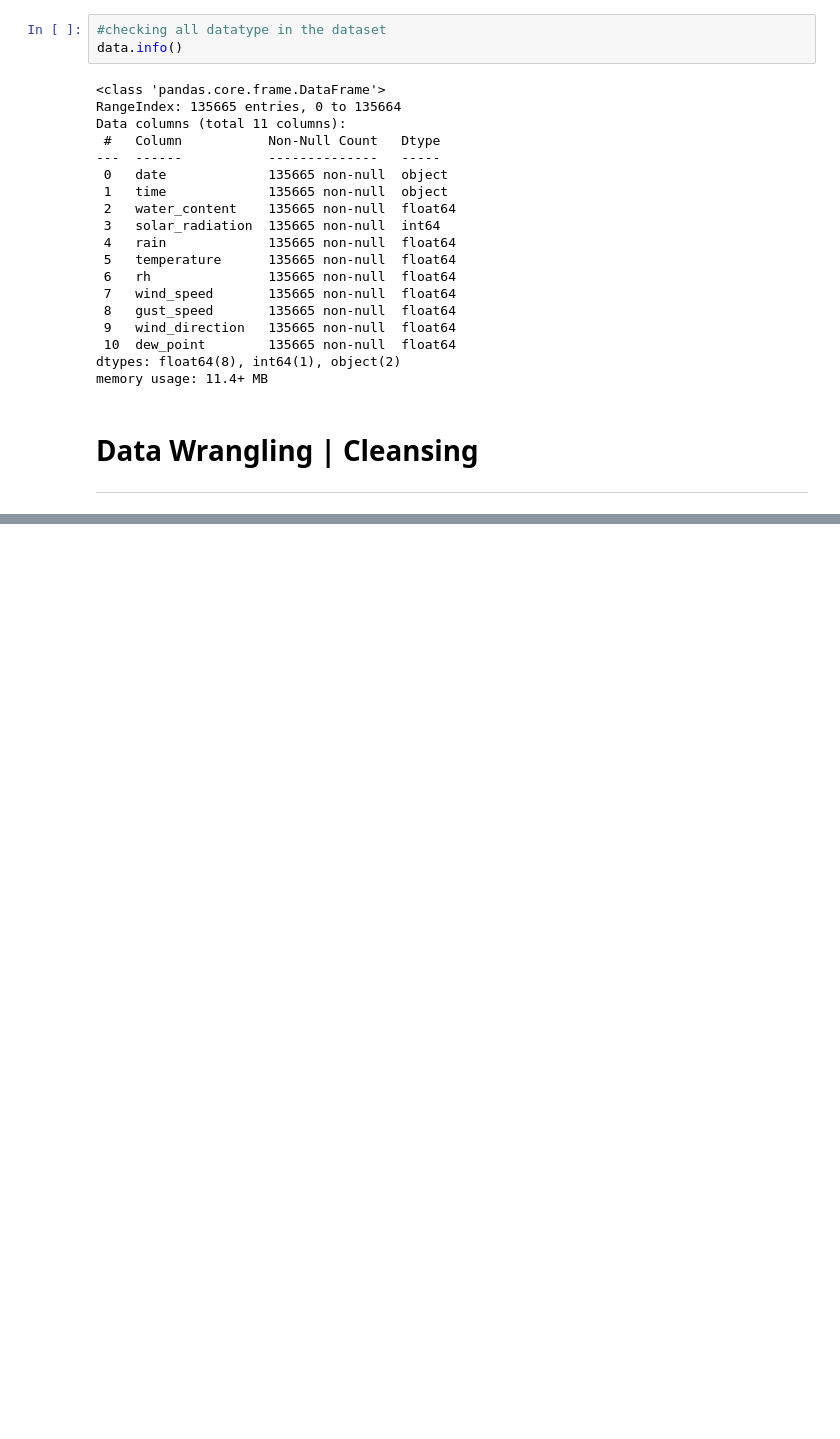
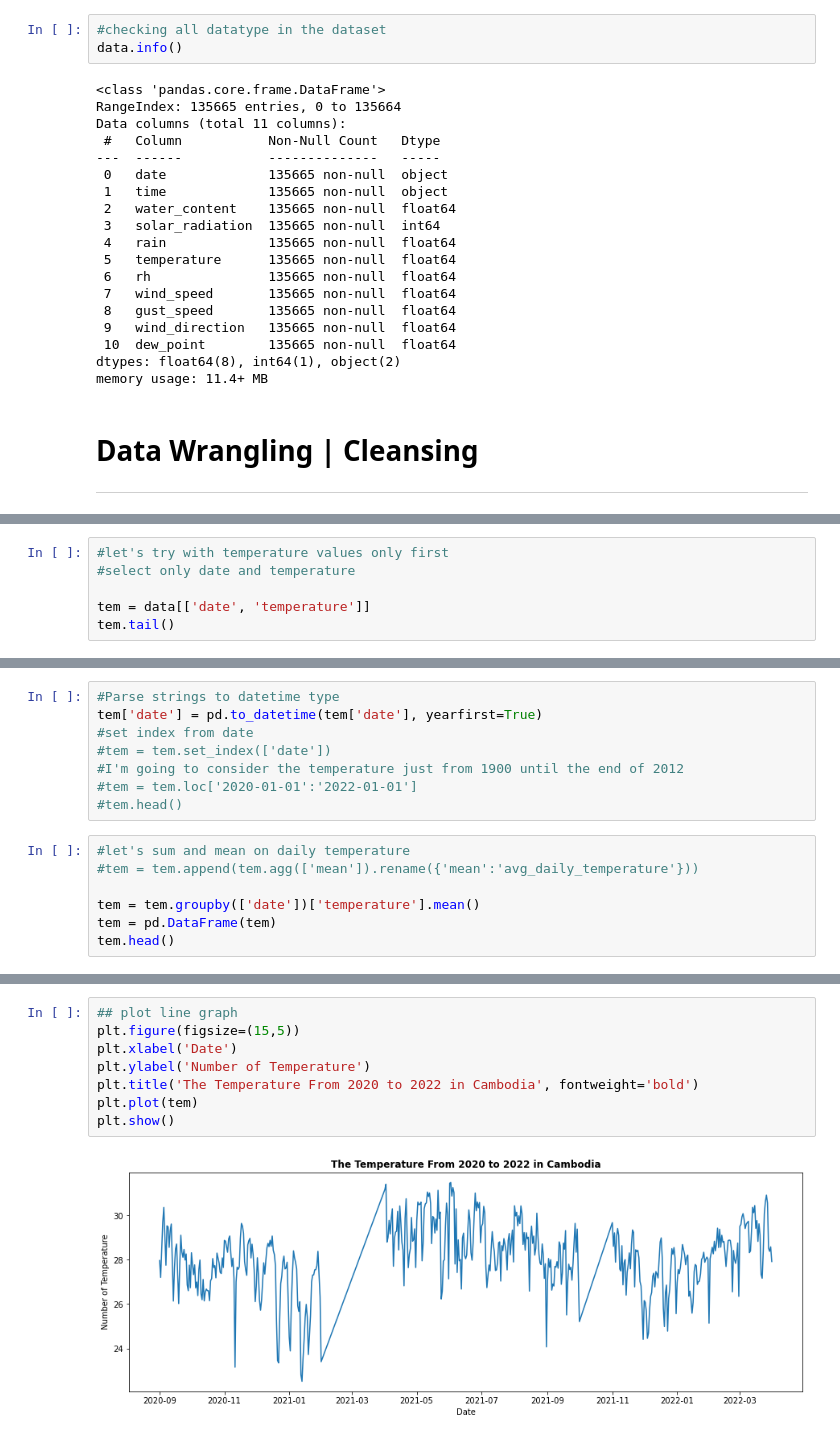
Before and after one commit to votanasrey/Cambodia_Weather_Forcasting_Prediction_With_Time_Series, a Jupyter notebook: modelings/phnompenh_datamodelling_votana.ipynb, the cells around one changed output, grey strips where cells are left out. Drawn from its saved outputs; the diff is of its cells as text; blank space fills up the shorter version.

Commit message:
updated phnom penh model - testing on temperature time series

```diff
--- a/modelings/phnompenh_datamodelling_votana.ipynb
+++ b/modelings/phnompenh_datamodelling_votana.ipynb
@@ -224,0 +220,6 @@ line_plot(data.date.index, data.temperature, "The Water Content of Phnom Penh fr
+# %%
+#let's try with temperature values only first
+#select only date and temperature
+
+tem = data[['date', 'temperature']]
+tem.tail()
@@ -224,0 +233,15 @@ line_plot(data.date.index, data.temperature, "The Water Content of Phnom Penh fr
+# %%
+#Parse strings to datetime type
+tem['date'] = pd.to_datetime(tem['date'], yearfirst=True)
+#set index from date
+#tem = tem.set_index(['date'])
+#I'm going to consider the temperature just from 1900 until the end of 2012
+#tem = tem.loc['2020-01-01':'2022-01-01']
+#tem.head()
+# %%
+#let's sum and mean on daily temperature
+#tem = tem.append(tem.agg(['mean']).rename({'mean':'avg_daily_temperature'}))
+
+tem = tem.groupby(['date'])['temperature'].mean()
+tem = pd.DataFrame(tem)
+tem.head()
@@ -224,0 +268,10 @@ line_plot(data.date.index, data.temperature, "The Water Content of Phnom Penh fr
+# %%
+## plot line graph
+plt.figure(figsize=(15,5))
+plt.xlabel('Date')
+plt.ylabel('Number of Temperature')
+plt.title('The Temperature From 2020 to 2022 in Cambodia', fontweight='bold')
+plt.plot(tem)
+plt.show()
+# %% [output]
+[figure, added]
```
Also changed, not shown: parts of 36 cells of this notebook.
